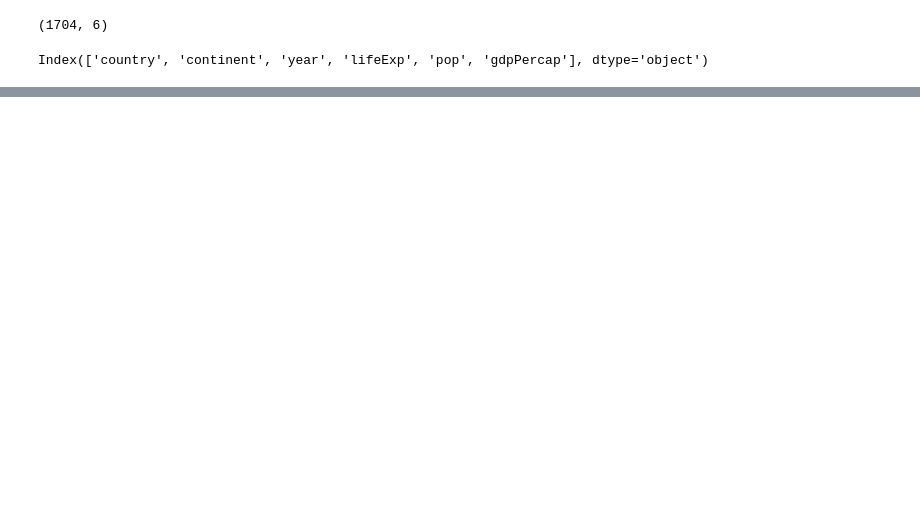
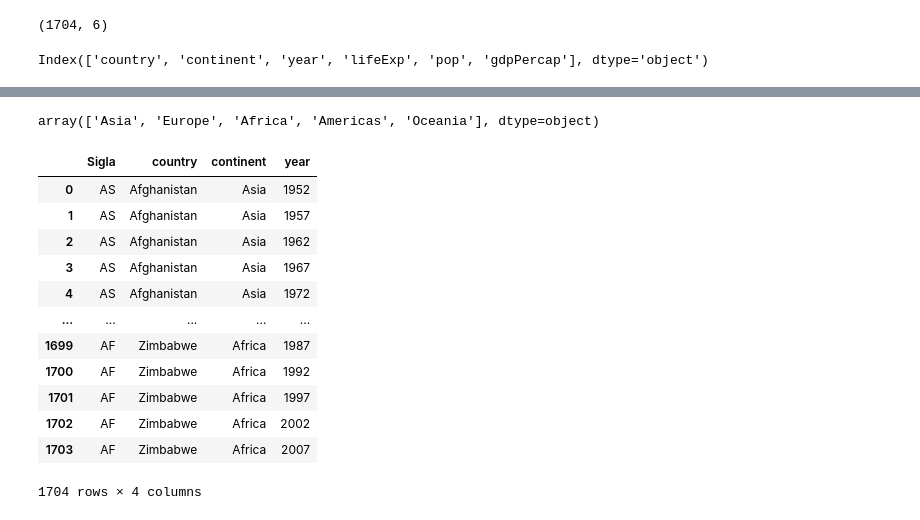
Before and after one commit to cynthiamaia/CienciadeDados_2026.1, a Jupyter notebook: Unidade I/pandas_.ipynb, the cells around one changed output, grey strips where cells are left out. Saved outputs shown, nothing was run; the diff lists cells and outputs as text; code cells hidden in the pictures; blank space fills up the shorter version.

Commit message:
dataframes

```diff
--- a/Unidade I/pandas_.ipynb
+++ b/Unidade I/pandas_.ipynb
@@ -2,7 +2,7 @@
 import pandas as pd
 # %%
 #funcao read_csv
-df = pd.read_csv("/Users/moreira/Desktop/Ciencia_Dados_2026.1/Unidade I/gapminder.csv"
+df = pd.read_csv("/Users/moreira/Desktop/Ciencia_Dados_2026.1/Unidade I/Dataset/gapminder.csv"
                  , delimiter=",")
 df
 # %% [output]
@@ -47,0 +127,3 @@ df.info()
+# %%
+subset = df[["country", "continent", "year"]]
+subset.tail()
@@ -47,0 +185,31 @@ df.info()
+# %%
+df["continent"].unique()
+#retorna os valores unicos de uma coluna
+# %% [output]
+array(['Asia', 'Europe', 'Africa', 'Americas', 'Oceania'], dtype=object)
+# %%
+siglas = {
+    "Asia": "AS",
+    "Europe":"EU",
+    "Africa":"AF",
+    "Americas":"AM",
+    "Oceania":"OC"
+}
+# %%
+subset.insert(0, "Sigla",subset["continent"].map(siglas) )
+# %%
+subset
+# %% [output]
+|  | Sigla | country | continent | year |
+| 0 | AS | Afghanistan | Asia | 1952 |
+| 1 | AS | Afghanistan | Asia | 1957 |
+| 2 | AS | Afghanistan | Asia | 1962 |
+| 3 | AS | Afghanistan | Asia | 1967 |
+| 4 | AS | Afghanistan | Asia | 1972 |
+| ... | ... | ... | ... | ... |
+| 1699 | AF | Zimbabwe | Africa | 1987 |
+| 1700 | AF | Zimbabwe | Africa | 1992 |
+| 1701 | AF | Zimbabwe | Africa | 1997 |
+| 1702 | AF | Zimbabwe | Africa | 2002 |
+| 1703 | AF | Zimbabwe | Africa | 2007 |
+1704 rows × 4 columns
```
Also changed, not shown: parts of 18 cells of this notebook.
